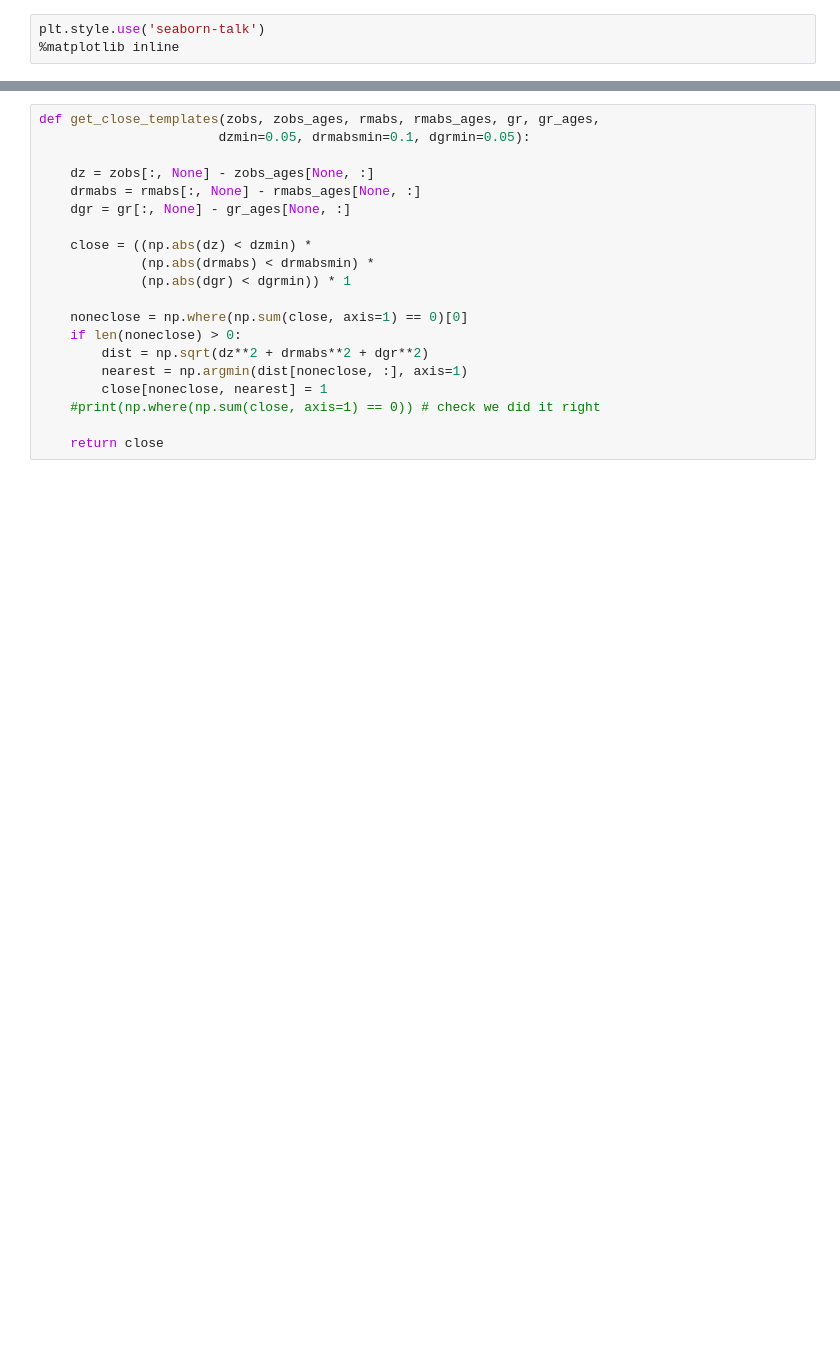
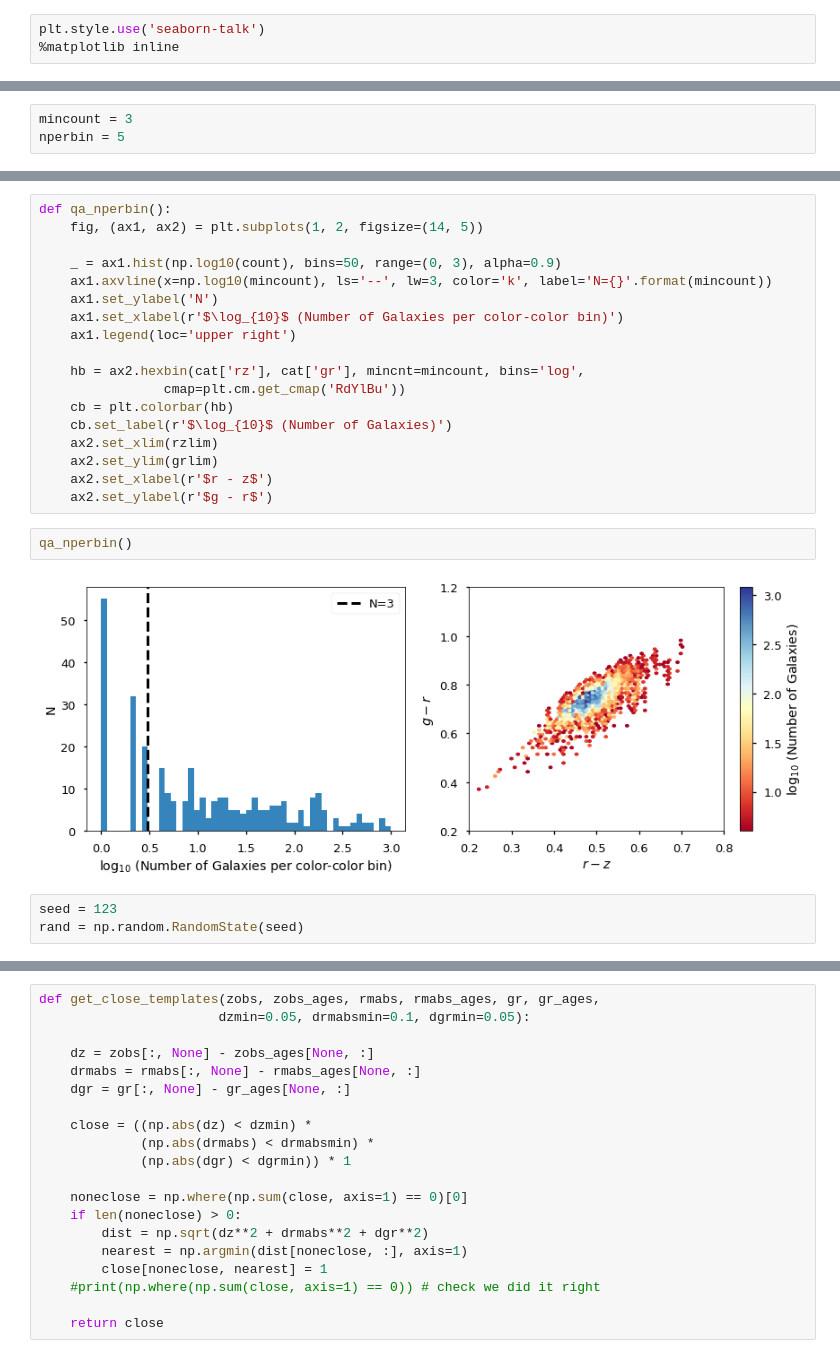
Before and after one commit to desihub/desisim, a Jupyter notebook: doc/nb/lrg-templates.ipynb, the cells around one changed output, grey strips where cells are left out. Saved outputs shown, nothing was run; the diff lists cells and outputs as text; blank space fills up the shorter version.

```diff
--- a/doc/nb/lrg-templates.ipynb
+++ b/doc/nb/lrg-templates.ipynb
@@ -75,0 +159,3 @@ tree = KDTree( np.vstack((zobj, Mg-Mr, Mr-Mz)).T )
+# %%
+mincount = 3
+nperbin = 5
@@ -75,0 +174,25 @@ tree = KDTree( np.vstack((zobj, Mg-Mr, Mr-Mz)).T )
+# %%
+def qa_nperbin():
+    fig, (ax1, ax2) = plt.subplots(1, 2, figsize=(14, 5))
+
+    _ = ax1.hist(np.log10(count), bins=50, range=(0, 3), alpha=0.9)
+    ax1.axvline(x=np.log10(mincount), ls='--', lw=3, color='k', label='N={}'.format(mincount))
+    ax1.set_ylabel('N')
+    ax1.set_xlabel(r'$\log_{10}$ (Number of Galaxies per color-color bin)')
+    ax1.legend(loc='upper right')
+
+    hb = ax2.hexbin(cat['rz'], cat['gr'], mincnt=mincount, bins='log',
+                cmap=plt.cm.get_cmap('RdYlBu'))
+    cb = plt.colorbar(hb)
+    cb.set_label(r'$\log_{10}$ (Number of Galaxies)')
+    ax2.set_xlim(rzlim)
+    ax2.set_ylim(grlim)
+    ax2.set_xlabel(r'$r - z$')
+    ax2.set_ylabel(r'$g - r$')
+# %%
+qa_nperbin()
+# %% [output]
+[figure, added]
+# %%
+seed = 123
+rand = np.random.RandomState(seed)
```
Also changed, not shown: parts of 56 cells of this notebook.
